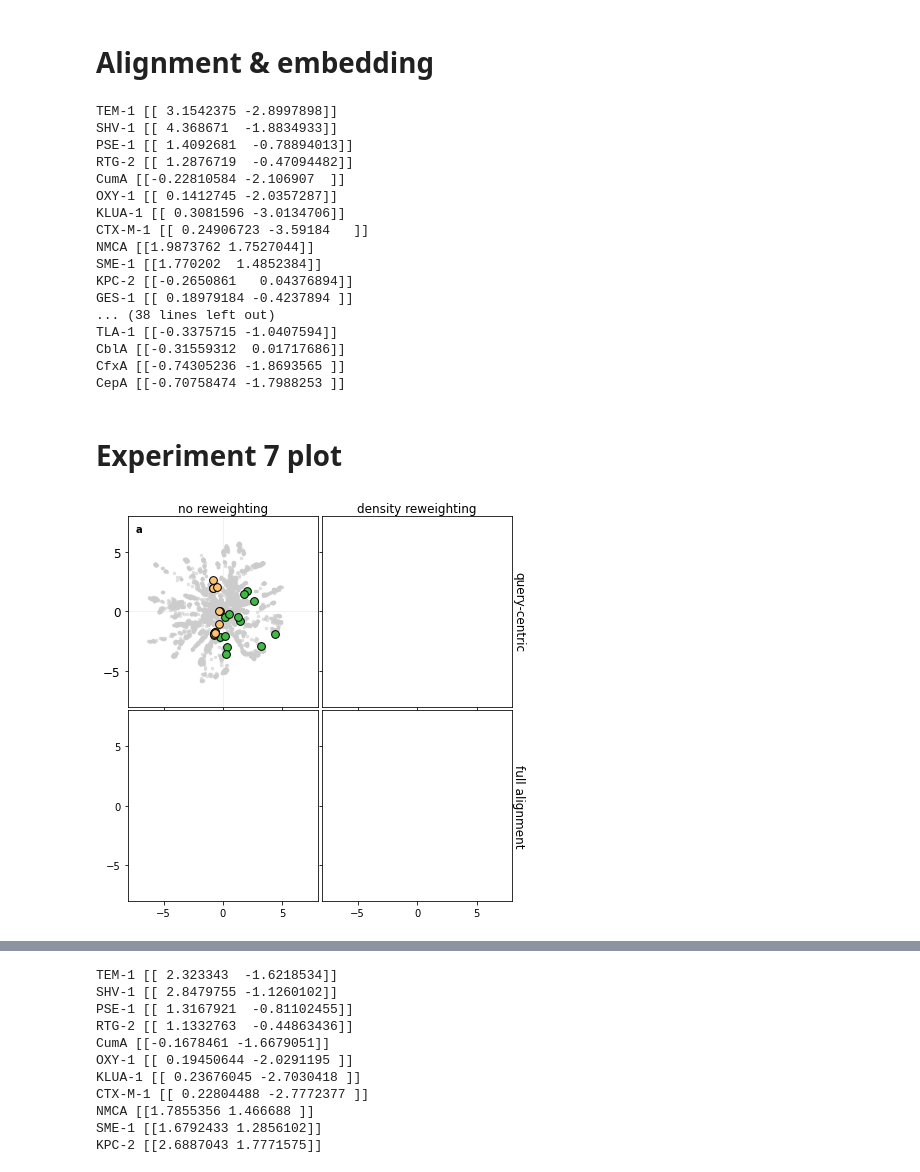
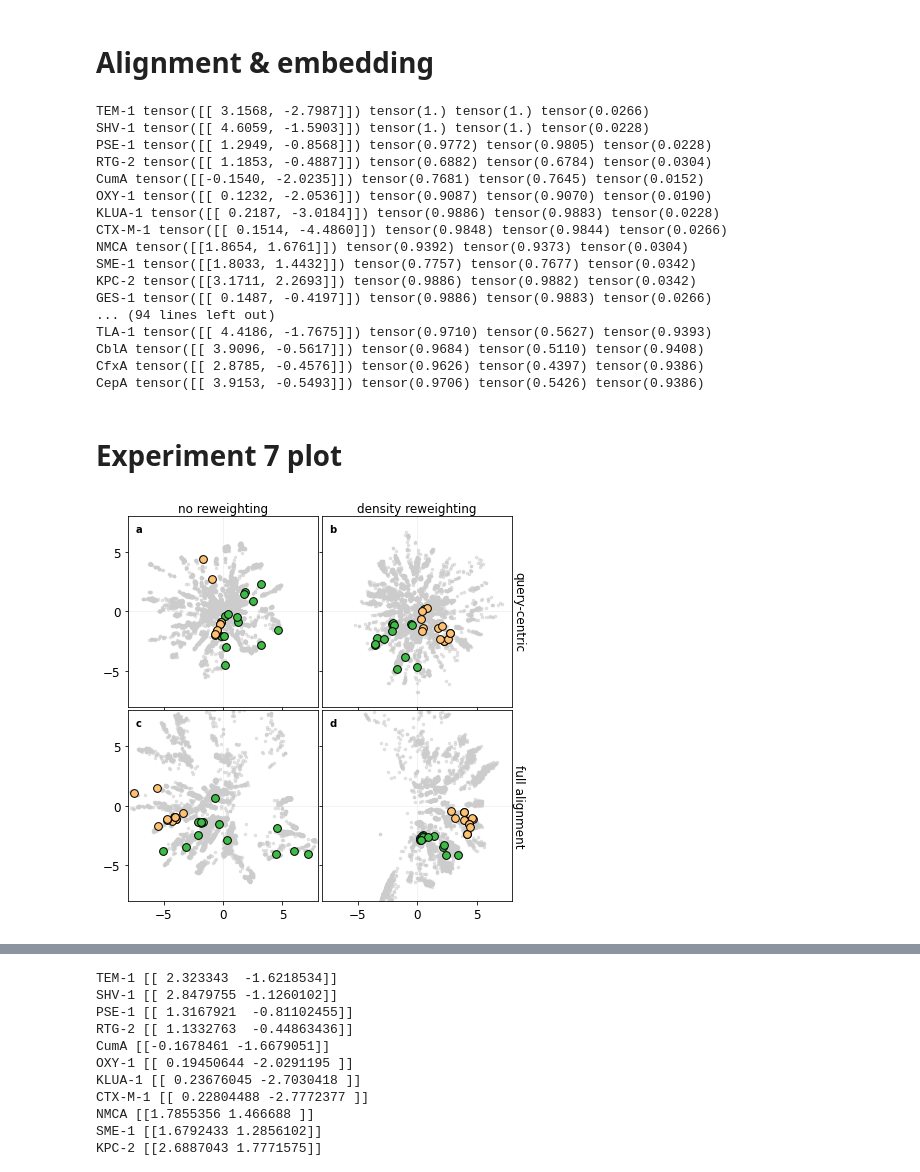
Before and after one commit to MachineLearningLifeScience/meaningful-protein-representations, a Jupyter notebook: exp7-8_data_preprocessing_and_geodesic_interpolation.ipynb, the cells around one changed output, grey strips where cells are left out. Cells and saved outputs as stored; diff of their text form; code cells hidden in the pictures.

```diff
--- a/exp7-8_data_preprocessing_and_geodesic_interpolation.ipynb
+++ b/exp7-8_data_preprocessing_and_geodesic_interpolation.ipynb
@@ -289,25 +289,25 @@ def train_or_retrieve_model(name, data, weights, train_model, post_train_encoder
 # Options
 train_models = False
 
-model_qc   = train_or_retrieve_model('model_BLAT_ECOLX_query_centric',
+model_qc   = train_or_retrieve_model('model_BLAT_ECOLX_query_centric_posttrained_20210422',
                                      data_query_centric,
                                      weights=None,
                                      train_model=train_models,
-                                     post_train_encoder=True)
-model_qc_r = train_or_retrieve_model('model_BLAT_ECOLX_query_centric_reweighted',
+                                     post_train_encoder=False)
+model_qc_r = train_or_retrieve_model('model_BLAT_ECOLX_query_centric_reweighted_posttrained_20210422',
                                      data_query_centric,
                                      weights=weights_query_centric,
                                      train_model=train_models,
-                                     post_train_encoder=True)
-model_ra   = train_or_retrieve_model('model_BLAT_ECOLX_realigned',
+                                     post_train_encoder=False)
+model_ra   = train_or_retrieve_model('model_BLAT_ECOLX_realigned_posttrained_20210422',
                                      data_realigned,
                                      weights=None,
                                      train_model=train_models,
-                                     post_train_encoder=True)
-model_ra_r = train_or_retrieve_model('model_BLAT_ECOLX_realigned_reweighted',
+                                     post_train_encoder=False)
+model_ra_r = train_or_retrieve_model('model_BLAT_ECOLX_realigned_reweighted_posttrained_20210425',
                                      data_realigned,
                                      weights=weights_realigned,
                                      train_model=train_models,
-                                     post_train_encoder=True)
+                                     post_train_encoder=False)
 models = [model_qc, model_qc_r, model_ra, model_ra_r]
 # %% [output]
@@ -466,23 +453,23 @@ for model,aln_idx in zip(models, [0,0,1,1]):
         for idx, observable in enumerate(results.keys()):
             results[observable][-1][blat_class] = np.vstack(results[observable][-1][blat_class])
 # %% [output]
-TEM-1 [[ 3.1542375 -2.8997898]]
-SHV-1 [[ 4.368671  -1.8834933]]
-PSE-1 [[ 1.4092681  -0.78894013]]
-RTG-2 [[ 1.2876719  -0.47094482]]
-CumA [[-0.22810584 -2.106907  ]]
-OXY-1 [[ 0.1412745 -2.0357287]]
-KLUA-1 [[ 0.3081596 -3.0134706]]
-CTX-M-1 [[ 0.24906723 -3.59184   ]]
-NMCA [[1.9873762 1.7527044]]
-SME-1 [[1.770202  1.4852384]]
-KPC-2 [[-0.2650861   0.04376894]]
-GES-1 [[ 0.18979184 -0.4237894 ]]
-... (38 lines left out)
-TLA-1 [[-0.3375715 -1.0407594]]
-CblA [[-0.31559312  0.01717686]]
-CfxA [[-0.74305236 -1.8693565 ]]
-CepA [[-0.70758474 -1.7988253 ]]
+TEM-1 tensor([[ 3.1568, -2.7987]]) tensor(1.) tensor(1.) tensor(0.0266)
+SHV-1 tensor([[ 4.6059, -1.5903]]) tensor(1.) tensor(1.) tensor(0.0228)
+PSE-1 tensor([[ 1.2949, -0.8568]]) tensor(0.9772) tensor(0.9805) tensor(0.0228)
+RTG-2 tensor([[ 1.1853, -0.4887]]) tensor(0.6882) tensor(0.6784) tensor(0.0304)
+CumA tensor([[-0.1540, -2.0235]]) tensor(0.7681) tensor(0.7645) tensor(0.0152)
+OXY-1 tensor([[ 0.1232, -2.0536]]) tensor(0.9087) tensor(0.9070) tensor(0.0190)
+KLUA-1 tensor([[ 0.2187, -3.0184]]) tensor(0.9886) tensor(0.9883) tensor(0.0228)
+CTX-M-1 tensor([[ 0.1514, -4.4860]]) tensor(0.9848) tensor(0.9844) tensor(0.0266)
+NMCA tensor([[1.8654, 1.6761]]) tensor(0.9392) tensor(0.9373) tensor(0.0304)
+SME-1 tensor([[1.8033, 1.4432]]) tensor(0.7757) tensor(0.7677) tensor(0.0342)
+KPC-2 tensor([[3.1711, 2.2693]]) tensor(0.9886) tensor(0.9882) tensor(0.0342)
+GES-1 tensor([[ 0.1487, -0.4197]]) tensor(0.9886) tensor(0.9883) tensor(0.0266)
+... (94 lines left out)
+TLA-1 tensor([[ 4.4186, -1.7675]]) tensor(0.9710) tensor(0.5627) tensor(0.9393)
+CblA tensor([[ 3.9096, -0.5617]]) tensor(0.9684) tensor(0.5110) tensor(0.9408)
+CfxA tensor([[ 2.8785, -0.4576]]) tensor(0.9626) tensor(0.4397) tensor(0.9386)
+CepA tensor([[ 3.9153, -0.5493]]) tensor(0.9706) tensor(0.5426) tensor(0.9386)
 # %% [markdown]
 # Experiment 7 plot
 # %%
@@ -508,36 +495,36 @@ blue = np.array([.13, .35, .61])
 green = np.array([.25, .73, .28])
 yellow = np.array([254,192,113])/255.0
 purple = [.42, .16, .42]
 
 for k, model in enumerate(models):
 
     i = k//2
     j = k%2
 
     embedded = embeddings[k]
-    a1_zs = zs[k]['A1']
-    a2_zs = zs[k]['A2']
+    a1_zs = results['z'][k]['A1']
+    a2_zs = results['z'][k]['A2']
 
     ax[i,j].axvline(x=0, color='0.95', zorder=0, lw=1)
     ax[i,j].axhline(y=0, color='0.95', zorder=0, lw=1)
     ax[i,j].plot(embedded[:,0],
                embedded[:,1],
                '.', color='0.8', markersize=5, alpha=0.5, zorder=1)
     ax[i,j].scatter(a1_zs[:,0], a1_zs[:,1], color=green, s=60, zorder=2, edgecolors='black', alpha=1.0)
     ax[i,j].scatter(a2_zs[:,0], a2_zs[:,1], color=yellow, s=60, zorder=2, edgecolors='black', alpha=1.0)
     ax[i,j].set_xticks([])
     ax[i,j].set_yticks([])
     ax[i,j].set_xticks([-5, 0, 5])
     ax[i,j].set_yticks([-5, 0, 5])
     ax[i,j].set_xlim([-8,8])
     ax[i,j].set_ylim([-8,8])
     ax[i,j].set(aspect='equal')
     ax[i,j].tick_params(axis='both', which='major', labelsize=12)
     ax[i,j].text(0.04, 0.96, labels[k], transform=ax[i,j].transAxes, fontweight='bold', fontsize=10, verticalalignment='top')
 
 plt.savefig('embeddings.svg')
 # %% [output]
-[figure, old version]
+[figure, new version]
 # %%
 def set_box_color(bp, color):
     plt.setp(bp['boxes'], color=color)
```
Also changed, not shown: parts of 2 cells of this notebook, 2 other files.
